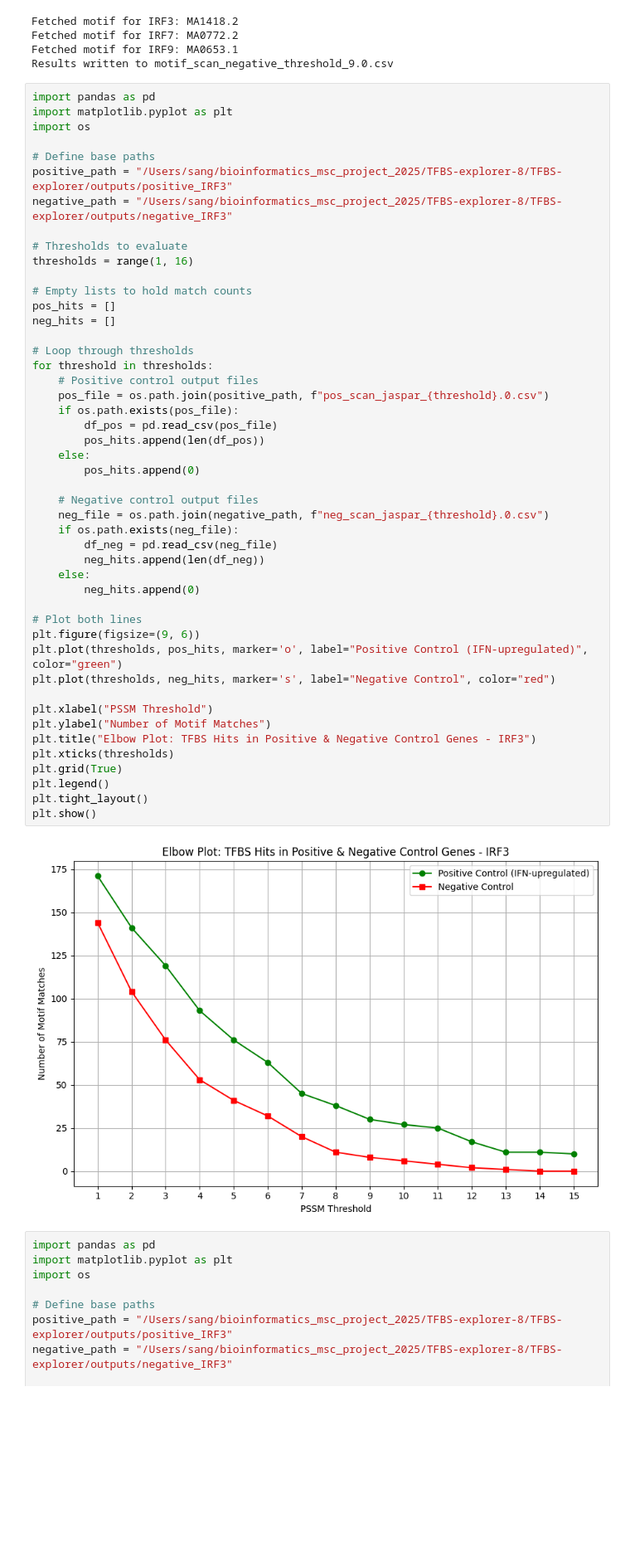
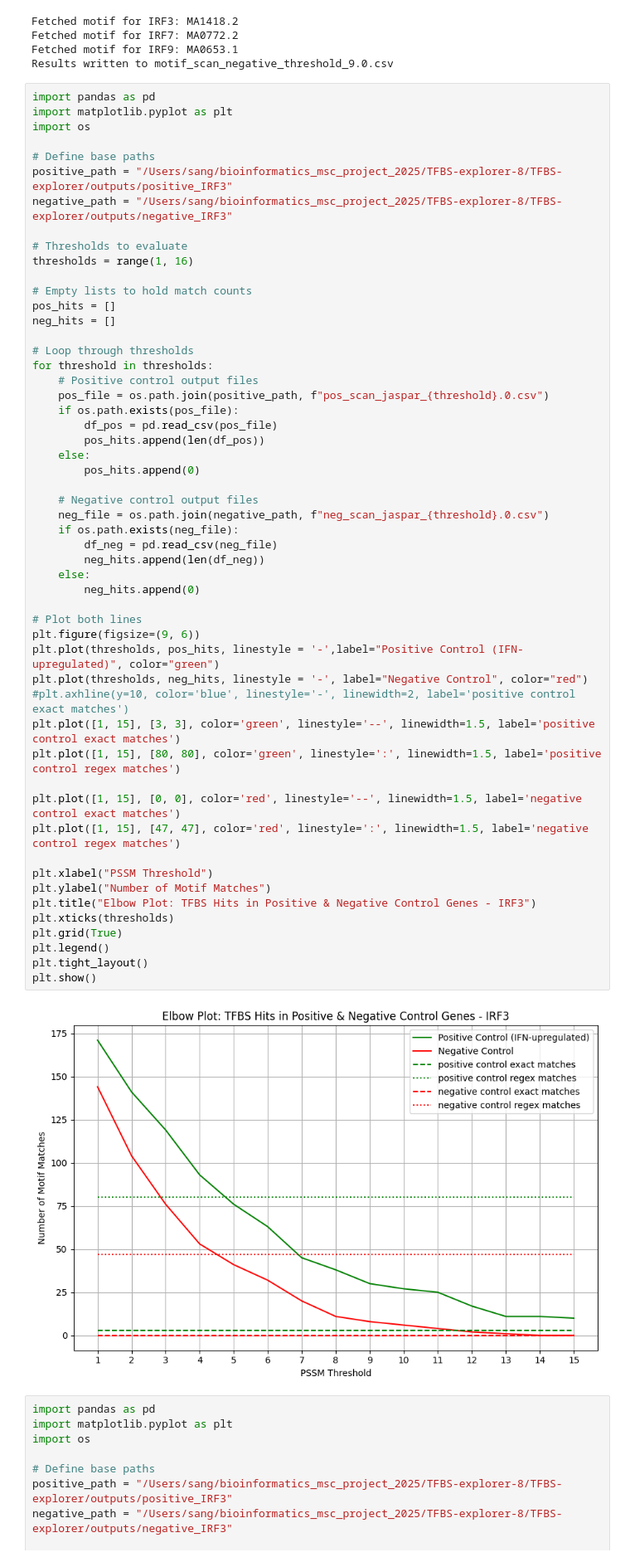
Before and after one commit to Emily3005250/TFBS-explorer, a Jupyter notebook: scripts/TFBS_explorer_human.ipynb, the cells around one changed output. Shown at 83% size. Drawn from its saved outputs; the diff is of its cells as text; blank space fills up the shorter version.

Commit message:
update the plot for threshold

```diff
--- a/scripts/TFBS_explorer_human.ipynb
+++ b/scripts/TFBS_explorer_human.ipynb
@@ -736,36 +736,42 @@ neg_hits = []
 # Loop through thresholds
 for threshold in thresholds:
     # Positive control output files
     pos_file = os.path.join(positive_path, f"pos_scan_jaspar_{threshold}.0.csv")
     if os.path.exists(pos_file):
         df_pos = pd.read_csv(pos_file)
         pos_hits.append(len(df_pos))
     else:
         pos_hits.append(0)
 
     # Negative control output files
     neg_file = os.path.join(negative_path, f"neg_scan_jaspar_{threshold}.0.csv")
     if os.path.exists(neg_file):
         df_neg = pd.read_csv(neg_file)
         neg_hits.append(len(df_neg))
     else:
         neg_hits.append(0)
 
 # Plot both lines
 plt.figure(figsize=(9, 6))
-plt.plot(thresholds, pos_hits, marker='o', label="Positive Control (IFN-upregulated)", color="green")
-plt.plot(thresholds, neg_hits, marker='s', label="Negative Control", color="red")
+plt.plot(thresholds, pos_hits, linestyle = '-',label="Positive Control (IFN-upregulated)", color="green")
+plt.plot(thresholds, neg_hits, linestyle = '-', label="Negative Control", color="red")
+#plt.axhline(y=10, color='blue', linestyle='-', linewidth=2, label='positive control exact matches')
+plt.plot([1, 15], [3, 3], color='green', linestyle='--', linewidth=1.5, label='positive control exact matches')
+plt.plot([1, 15], [80, 80], color='green', linestyle=':', linewidth=1.5, label='positive control regex matches')
+
+plt.plot([1, 15], [0, 0], color='red', linestyle='--', linewidth=1.5, label='negative control exact matches')
+plt.plot([1, 15], [47, 47], color='red', linestyle=':', linewidth=1.5, label='negative control regex matches')
 
 plt.xlabel("PSSM Threshold")
 plt.ylabel("Number of Motif Matches")
 plt.title("Elbow Plot: TFBS Hits in Positive & Negative Control Genes - IRF3")
 plt.xticks(thresholds)
 plt.grid(True)
 plt.legend()
 plt.tight_layout()
 plt.show()
 # %% [output]
-[figure, old version]
+[figure, new version]
 # %%
 import pandas as pd
 import matplotlib.pyplot as plt
```
Also changed, not shown: 2 other files.
